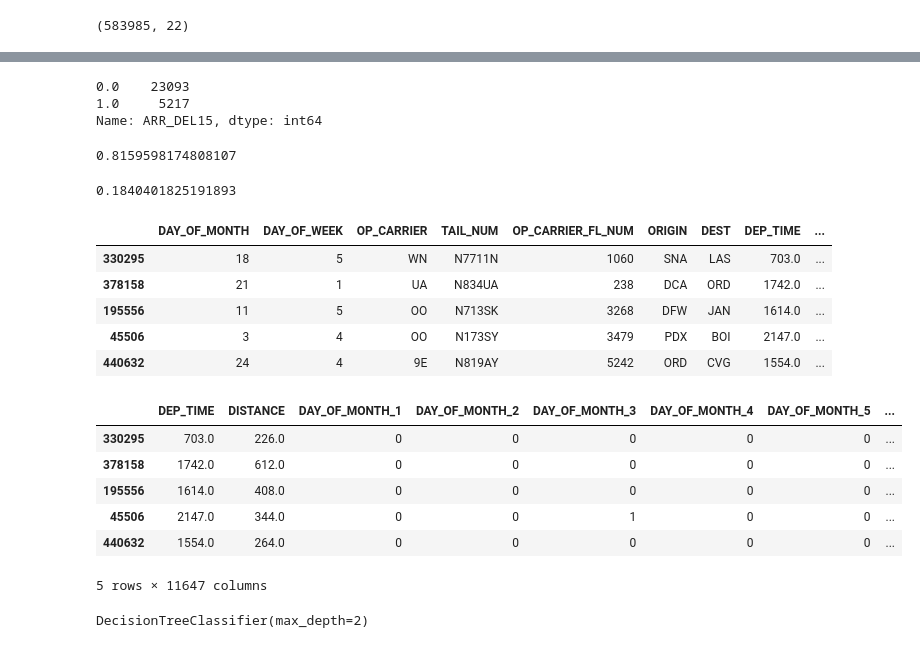
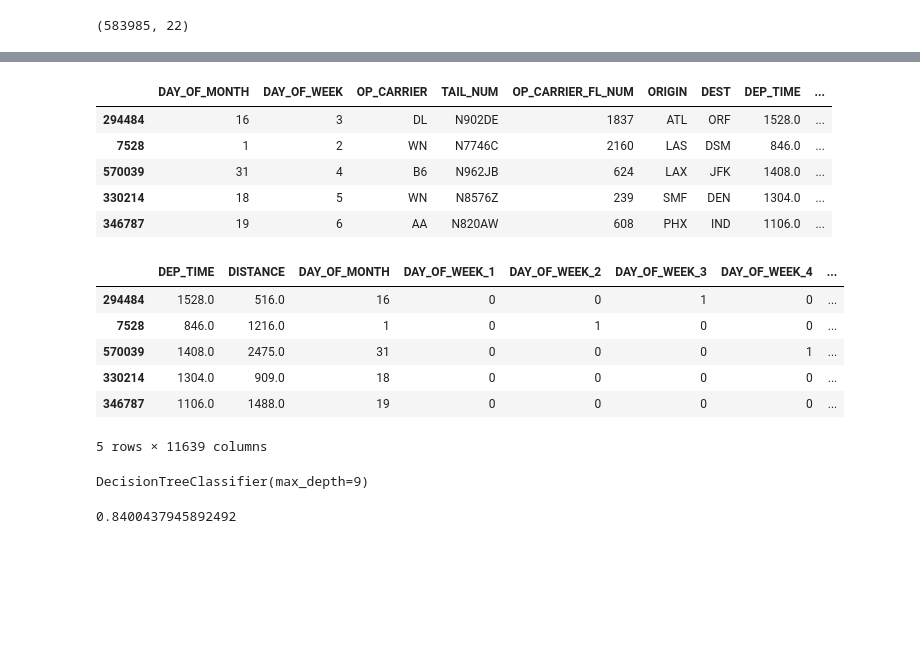
Before and after one commit to ShayPatrickCormac/MA415Project, a Jupyter notebook: DecisionTree.ipynb, the cells around one changed output, grey strips where cells are left out. Drawn from its saved outputs; the diff is of its cells as text; code cells hidden in the pictures; blank space fills up the shorter version.

```diff
--- a/DecisionTree.ipynb
+++ b/DecisionTree.ipynb
@@ -11,6 +11,8 @@ import graphviz
 # %%
 # Loads the data into a dataframe
 df = pd.read_csv('./data/Jan_2019_ontime.csv')
+df2 = pd.read_csv('./data/Jan_2020_ontime.csv')
+df.append(df2)
 df.shape
 # %% [output]
 (583985, 22)
@@ -17,6 +26,8 @@ df.shape
 # %%
 # Drops column with no data and reduces the data to just a small sample for establishing a baseline
 df = df.sample(frac=0.05)
-df = df.drop('Unnamed: 21', axis=1)
+df = df.drop(['Unnamed: 21', 'OP_UNIQUE_CARRIER', 'ORIGIN_AIRPORT_ID','ORIGIN_AIRPORT_SEQ_ID', 'DEST_AIRPORT_ID', 'DEST_AIRPORT_SEQ_ID', 'OP_CARRIER_AIRLINE_ID',
+             'DEP_TIME_BLK', 'DEP_DEL15', 'ARR_TIME', 'CANCELLED', 'DIVERTED'], axis=1)
+df = df.dropna()
 df.head()
 # %% [output]
@@ -30,4 +39,0 @@ df.head()
-# %%
-# Since OP_CARRIER and OP_UNIQUE_CARRIER columns are identical, we can remove one of them
-df = df.drop('OP_UNIQUE_CARRIER', axis=1)
-df.head()
@@ -43,55 +40,48 @@ df = df.dropna()
-# %%
-# Calculates a baseline error for predicting whether a flight's arrival is delayed for more than 15 minutes
-df.ARR_DEL15.value_counts()
-# %% [output]
-0.0    23093
-1.0     5217
-Name: ARR_DEL15, dtype: int64
-# %%
-# Our baseline accuracy is ~0.816 and baseline error is ~0.184
-baseline_accuracy = 23068 / (23068 + 5203)
-baseline_accuracy
-# %% [output]
-0.8159598174808107
-# %%
-baseline_error = 1 - baseline_accuracy
-baseline_error
-# %% [output]
-0.1840401825191893
 # %%
-# Removes some unnessecary features for creating a simple classifier
-X = df.drop(['ORIGIN_AIRPORT_ID','ORIGIN_AIRPORT_SEQ_ID', 'DEST_AIRPORT_ID', 'DEST_AIRPORT_SEQ_ID', 'OP_CARRIER_AIRLINE_ID',
-             'DEP_TIME_BLK', 'DEP_DEL15', 'ARR_DEL15', 'ARR_TIME', 'CANCELLED', 'DIVERTED'], axis=1)
+# Splits data into test and training sets
+X = df.drop('ARR_DEL15', axis=1)
 y = df.ARR_DEL15
-X.DAY_OF_MONTH = X.DAY_OF_MONTH.astype('category')
+X.OP_CARRIER_FL_NUM = X.OP_CARRIER_FL_NUM.astype('category')
 X.DAY_OF_WEEK = X.DAY_OF_WEEK.astype('category')
 X.OP_CARRIER_FL_NUM = X.OP_CARRIER_FL_NUM.astype('category')
 X.head()
 # %% [output]
 |  | DAY_OF_MONTH | DAY_OF_WEEK | OP_CARRIER | TAIL_NUM | OP_CARRIER_FL_NUM | ORIGIN | DEST | DEP_TIME | ... |
-| 330295 | 18 | 5 | WN | N7711N | 1060 | SNA | LAS | 703.0 | ... |
-| 378158 | 21 | 1 | UA | N834UA | 238 | DCA | ORD | 1742.0 | ... |
-| 195556 | 11 | 5 | OO | N713SK | 3268 | DFW | JAN | 1614.0 | ... |
-| 45506 | 3 | 4 | OO | N173SY | 3479 | PDX | BOI | 2147.0 | ... |
-| 440632 | 24 | 4 | 9E | N819AY | 5242 | ORD | CVG | 1554.0 | ... |
+| 294484 | 16 | 3 | DL | N902DE | 1837 | ATL | ORF | 1528.0 | ... |
+| 7528 | 1 | 2 | WN | N7746C | 2160 | LAS | DSM | 846.0 | ... |
+| 570039 | 31 | 4 | B6 | N962JB | 624 | LAX | JFK | 1408.0 | ... |
+| 330214 | 18 | 5 | WN | N8576Z | 239 | SMF | DEN | 1304.0 | ... |
+| 346787 | 19 | 6 | AA | N820AW | 608 | PHX | IND | 1106.0 | ... |
 # %%
-# One-hot-encodes categorical features
-X = pd.get_dummies(X)
+# One-hot-encodes categorical features and standardizes numerical features
+X_num = X[['DEP_TIME', 'DISTANCE']]
+# X_num = (X_num - X_num.mean())/X_num.std()
+X_cat = X.drop(['DEP_TIME', 'DISTANCE'], axis=1)
+X_cat = pd.get_dummies(X_cat)
+X = X_num.join(X_cat)
 X.head()
 # %% [output]
-|  | DEP_TIME | DISTANCE | DAY_OF_MONTH_1 | DAY_OF_MONTH_2 | DAY_OF_MONTH_3 | DAY_OF_MONTH_4 | DAY_OF_MONTH_5 | ... |
-| 330295 | 703.0 | 226.0 | 0 | 0 | 0 | 0 | 0 | ... |
-| 378158 | 1742.0 | 612.0 | 0 | 0 | 0 | 0 | 0 | ... |
-| 195556 | 1614.0 | 408.0 | 0 | 0 | 0 | 0 | 0 | ... |
-| 45506 | 2147.0 | 344.0 | 0 | 0 | 1 | 0 | 0 | ... |
-| 440632 | 1554.0 | 264.0 | 0 | 0 | 0 | 0 | 0 | ... |
+|  | DEP_TIME | DISTANCE | DAY_OF_MONTH | DAY_OF_WEEK_1 | DAY_OF_WEEK_2 | DAY_OF_WEEK_3 | DAY_OF_WEEK_4 | ... |
+| 294484 | 1528.0 | 516.0 | 16 | 0 | 0 | 1 | 0 | ... |
+| 7528 | 846.0 | 1216.0 | 1 | 0 | 1 | 0 | 0 | ... |
+| 570039 | 1408.0 | 2475.0 | 31 | 0 | 0 | 0 | 1 | ... |
+| 330214 | 1304.0 | 909.0 | 18 | 0 | 0 | 0 | 0 | ... |
+| 346787 | 1106.0 | 1488.0 | 19 | 0 | 0 | 0 | 0 | ... |
-5 rows × 11647 columns
+5 rows × 11639 columns
 # %%
 # Decision Tree
-tree = DecisionTreeClassifier(max_depth = 2)
+tree = DecisionTreeClassifier(max_depth = 9)
 tree.fit(X,y)
 # %% [output]
-DecisionTreeClassifier(max_depth=2)
+DecisionTreeClassifier(max_depth=9)
+# %%
+y_predict = tree.predict(X)
+
+from sklearn.metrics import accuracy_score
+# Accuracy
+accuracy_score(y, y_predict)
+# %% [output]
+0.8400437945892492
 # %%
 dot_data = export_graphviz(tree,
                            out_file=None,
```
Also changed, not shown: parts of 7 cells of this notebook, 2 other files.
